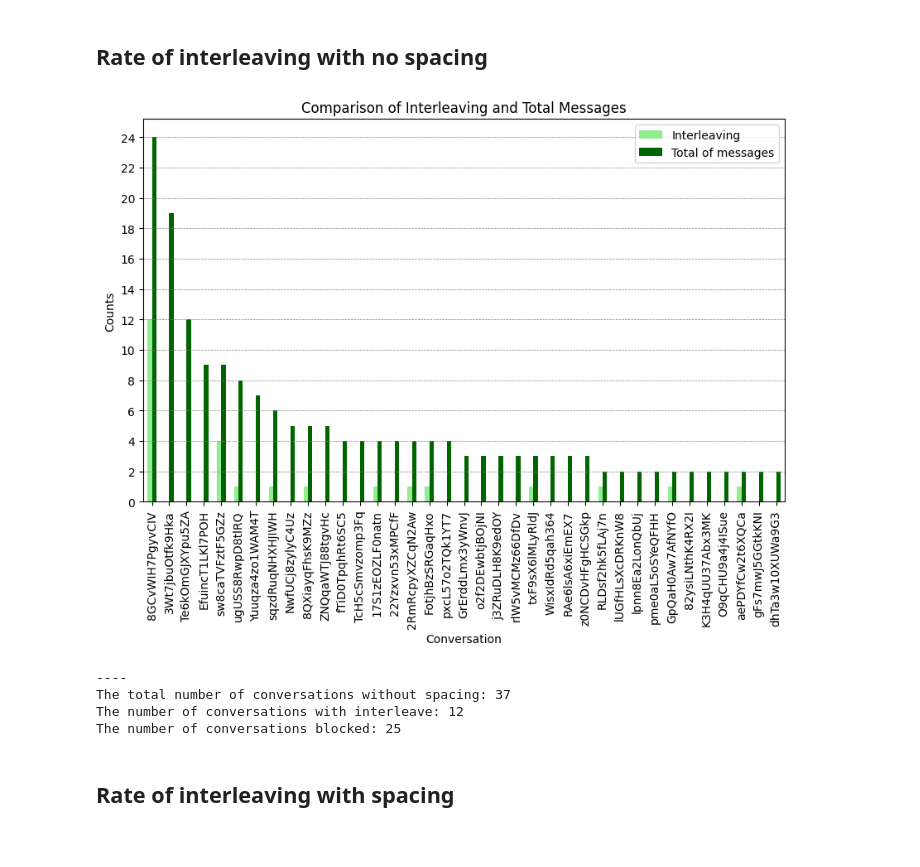
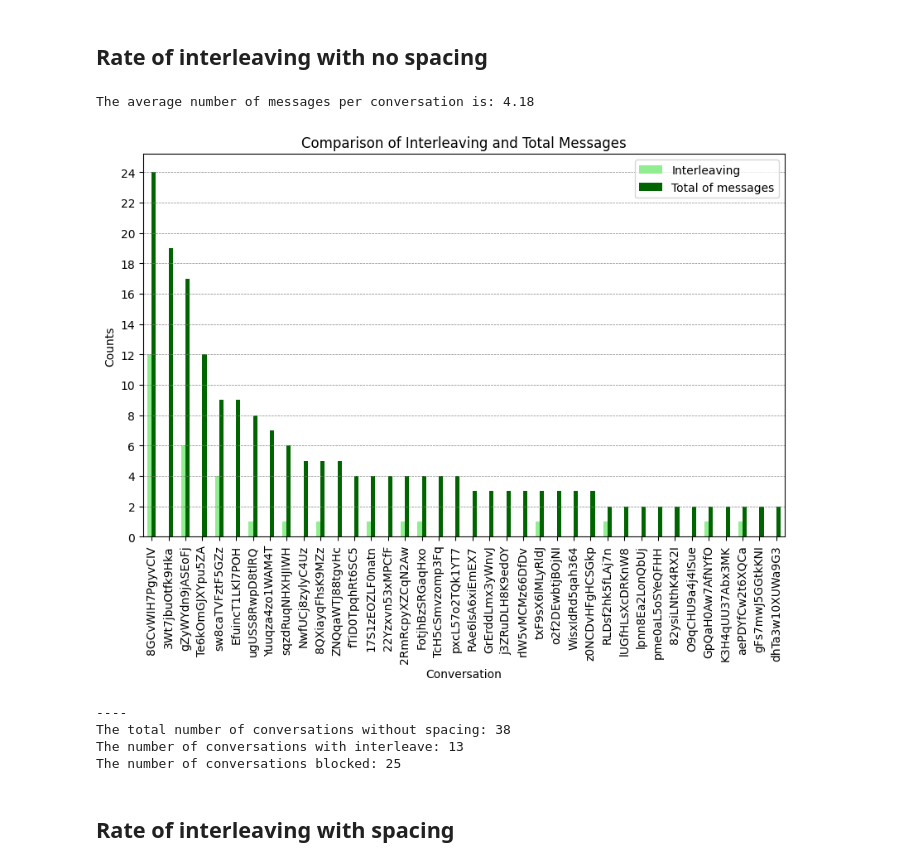
Before and after one commit to rodrigoprestesmachado/codespaces-blank, a Jupyter notebook: CSEDU2025/analysis/interleaving.ipynb, the cells around one changed output. Drawn from its saved outputs; the diff is of its cells as text; code cells hidden in the pictures.

```diff
--- a/CSEDU2025/analysis/interleaving.ipynb
+++ b/CSEDU2025/analysis/interleaving.ipynb
@@ -78,6 +78,10 @@ comparison_df = pd.DataFrame({
 
 # Sort the DataFrame by 'Total Messages' in descending order
 comparison_df = comparison_df.sort_values(by='Total Messages', ascending=False)
+
+# Average number of messages per conversation
+average_messages_nospacing = comparison_df['Total Messages'].mean()
+print(f'The average number of messages per conversation is: {average_messages_nospacing:.2f}')
 
 # Remove rows where 'Total Messages' is 1
 comparison_df = comparison_df[comparison_df['Total Messages'] > 1]
@@ -104,38 +108,39 @@ else:
 # # Count the number of unique users
 # unique_users = df['Id'].nunique()
 # print(f'The number of unique conversations is: {unique_users}')
 
 # # Count number of messages
 # total_messages = df.shape[0]
 # print(f'The total number of messages is: {total_messages}')
 
 # # Count the total of interleave messages
 # total_interleave = df[df['Change'] == 'Yes'].shape[0]
 # print(f'The total number of interleave messages is: {total_interleave}')
 
 # # % of interleave messages
 # percentage_interleave = (total_interleave / total_messages) * 100
 # print(f'The percentage of interleave messages is: {percentage_interleave:.2f}%')
 
 print('----')
 
 # Number total of conversations with yes counts comparison_df
 total_conversations_without_spacing = comparison_df.shape[0]
 print(f'The total number of conversations without spacing: {total_conversations_without_spacing}')
 
 # Number of conversations with interleave
 total_conversations_without_spacing_interleave = comparison_df[comparison_df['Yes Counts'] > 0].shape[0]
 print(f'The number of conversations with interleave: {total_conversations_without_spacing_interleave}')
 
 # Number total of conversations blocked (total - interleave)
 conversations_blocked = total_conversations_without_spacing - total_conversations_without_spacing_interleave
 print(f'The number of conversations blocked: {conversations_blocked}')
 # %% [output]
+The average number of messages per conversation is: 4.18
-[figure, old version]
+[figure, new version]
-----
-The total number of conversations without spacing: 37
-The number of conversations with interleave: 12
-The number of conversations blocked: 25
+----
+The total number of conversations without spacing: 38
+The number of conversations with interleave: 13
+The number of conversations blocked: 25
 # %% [markdown]
 ## Rate of interleaving with spacing
 # %%
```
Also changed, not shown: parts of 4 cells of this notebook, 4 other files.
